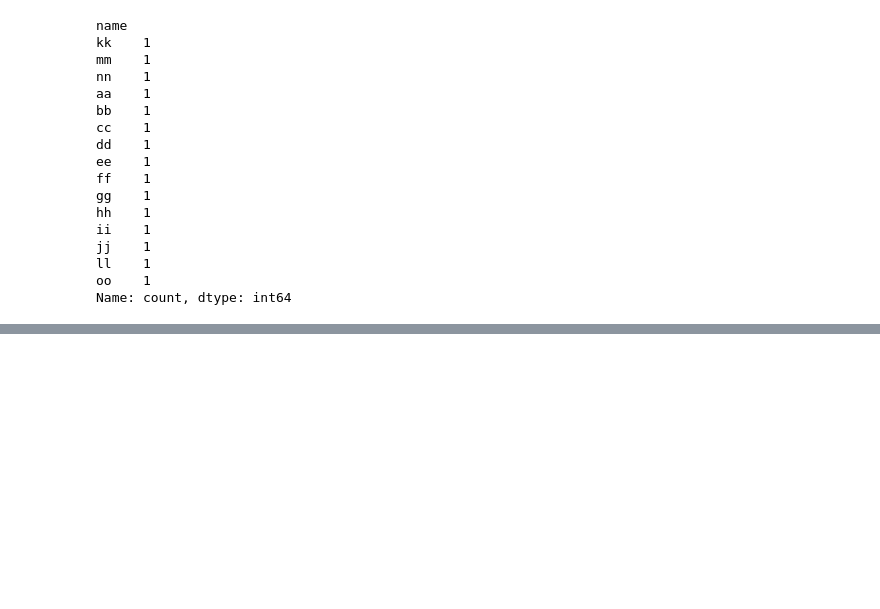
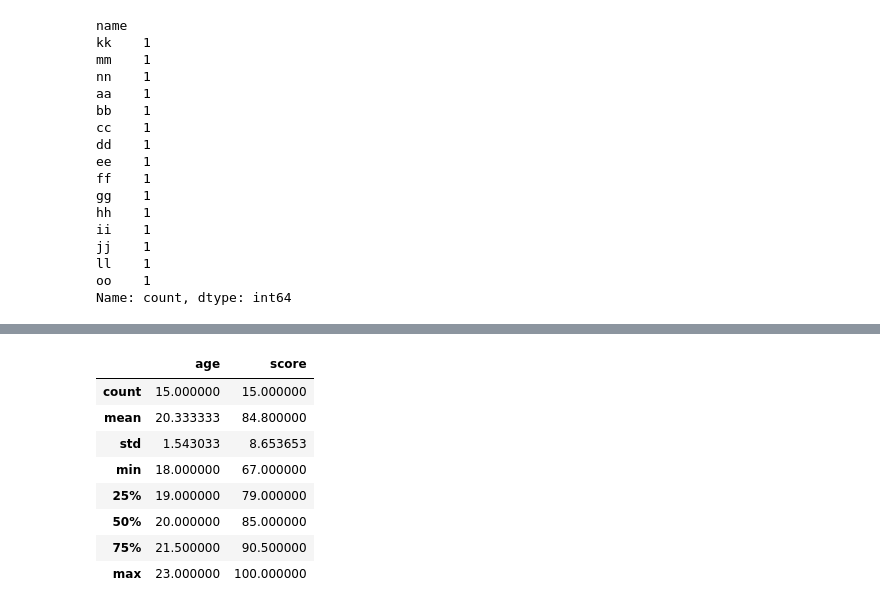
Before and after one commit to kartikkumarofficial/Python, a Jupyter notebook: jupyter/revision/python_libraries.ipynb, the cells around one changed output, grey strips where cells are left out. Saved outputs shown, nothing was run; the diff lists cells and outputs as text; code cells hidden in the pictures; blank space fills up the shorter version.

```diff
--- a/jupyter/revision/python_libraries.ipynb
+++ b/jupyter/revision/python_libraries.ipynb
@@ -297,0 +311,12 @@ Name: count, dtype: int64
+# %%
+df.describe()
+# %% [output]
+|  | age | score |
+| count | 15.000000 | 15.000000 |
+| mean | 20.333333 | 84.800000 |
+| std | 1.543033 | 8.653653 |
+| min | 18.000000 | 67.000000 |
+| 25% | 19.000000 | 79.000000 |
+| 50% | 20.000000 | 85.000000 |
+| 75% | 21.500000 | 90.500000 |
+| max | 23.000000 | 100.000000 |
```
Also changed, not shown: parts of 3 cells of this notebook.
